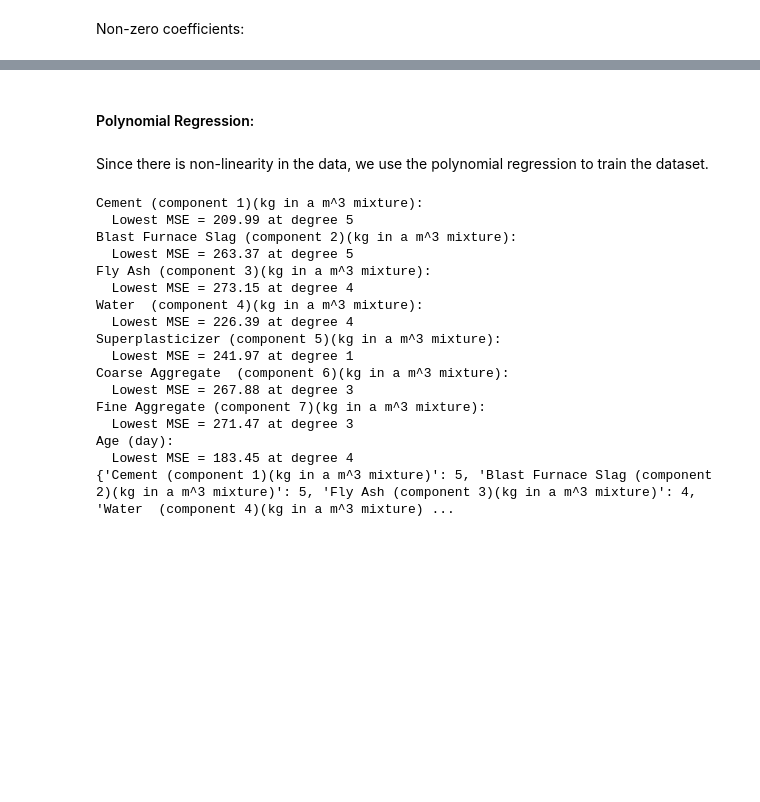
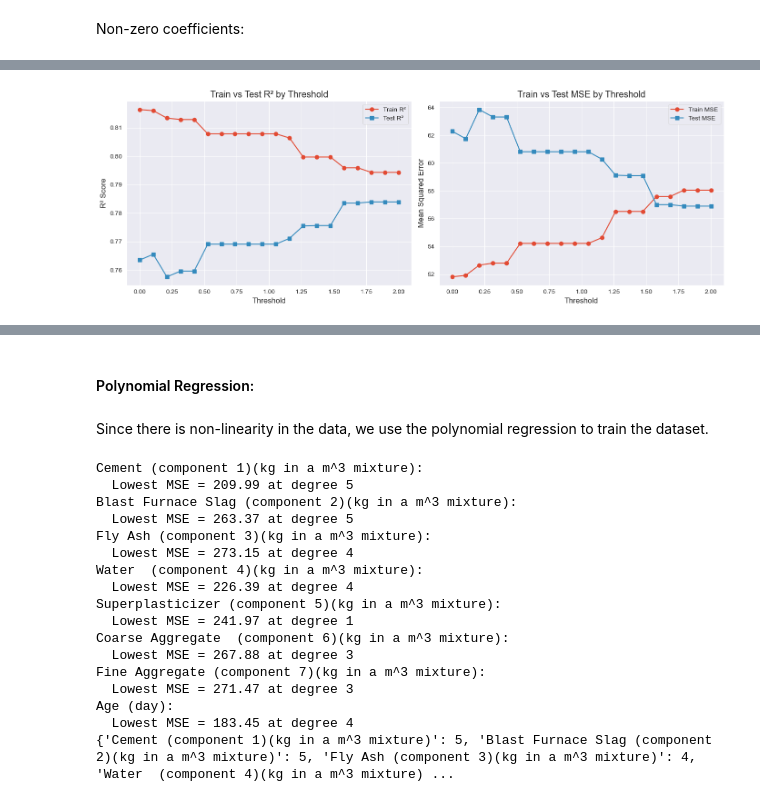
Before and after one commit to ErikTheViking92/Code, a Jupyter notebook: Concrete strength_08.06.ipynb, the cells around one changed output, grey strips where cells are left out. Saved outputs shown, nothing was run; the diff lists cells and outputs as text; code cells hidden in the pictures; blank space fills up the shorter version.

```diff
--- a/Concrete strength_08.06.ipynb
+++ b/Concrete strength_08.06.ipynb
@@ -698,0 +795,27 @@ x7^2: -2.4539
+# %%
+plt.figure(figsize=(14, 5))
+
+# R²
+plt.subplot(1, 2, 1)
+plt.plot(results_df['threshold'], results_df['train r2'], label='Train R²', marker='o')
+plt.plot(results_df['threshold'], results_df['test r2'], label='Test R²', marker='s')
+plt.xlabel('Threshold')
+plt.ylabel('R² Score')
+plt.title('Train vs Test R² by Threshold')
+plt.legend()
+plt.grid(True)
+
+# MSE
+plt.subplot(1, 2, 2)
+plt.plot(results_df['threshold'], results_df['train mse'], label='Train MSE', marker='o')
+plt.plot(results_df['threshold'], results_df['test mse'], label='Test MSE', marker='s')
+plt.xlabel('Threshold')
+plt.ylabel('Mean Squared Error')
+plt.title('Train vs Test MSE by Threshold')
+plt.legend()
+plt.grid(True)
+
+plt.tight_layout()
+plt.show()
+# %% [output]
+[figure, added]
```
Also changed, not shown: parts of 12 cells of this notebook.
